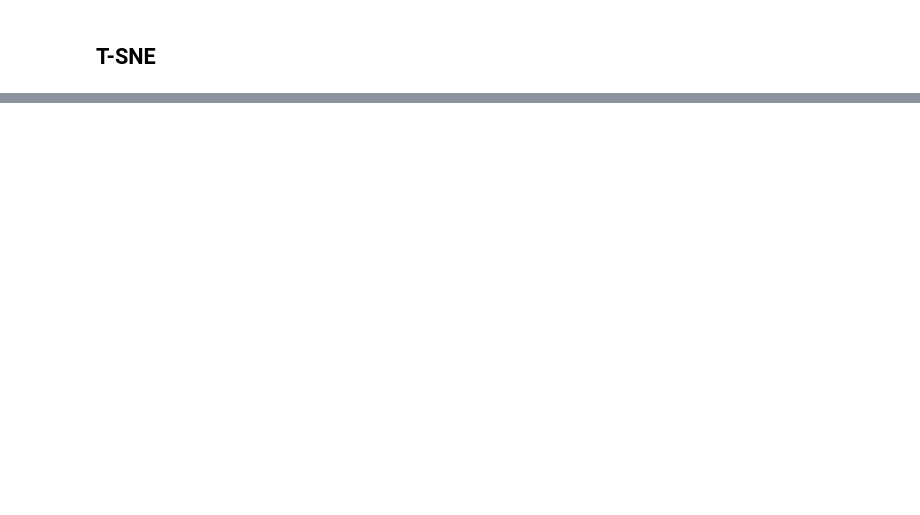
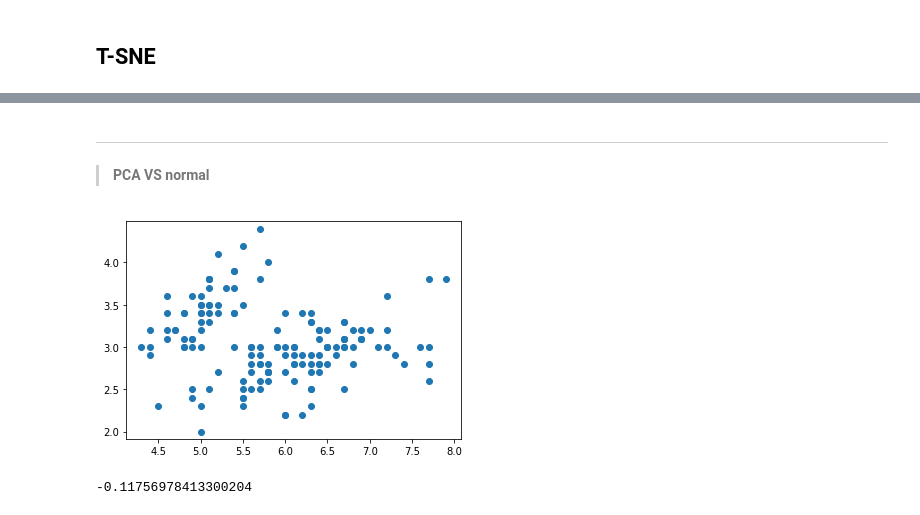
Before and after one commit to AI-LADS-tech/LADS-AI-Team, a Jupyter notebook: Unsupervised learning.ipynb, the cells around one changed output, grey strips where cells are left out. Saved outputs shown, nothing was run; the diff lists cells and outputs as text; code cells hidden in the pictures; blank space fills up the shorter version.

```diff
--- a/Unsupervised learning.ipynb
+++ b/Unsupervised learning.ipynb
@@ -348,0 +216,29 @@ plt.show()
+# %% [markdown]
+------
+
+
+>**PCA VS normal**
+# %%
+# Perform the necessary imports
+import matplotlib.pyplot as plt
+from scipy.stats import pearsonr
+
+# Assign the 0th column of grains: width
+width = df.sepal_length
+
+# Assign the 1st column of grains: length
+length = df.sepal_width
+
+# Scatter plot width vs length
+plt.scatter(width, length)
+plt.axis('equal')
+plt.show()
+
+# Calculate the Pearson correlation
+correlation, pvalue = pearsonr(width, length)
+
+# Display the correlation
+print(correlation)
+# %% [output]
+[figure, added]
+-0.11756978413300204
```
Also changed, not shown: parts of 35 cells of this notebook.
